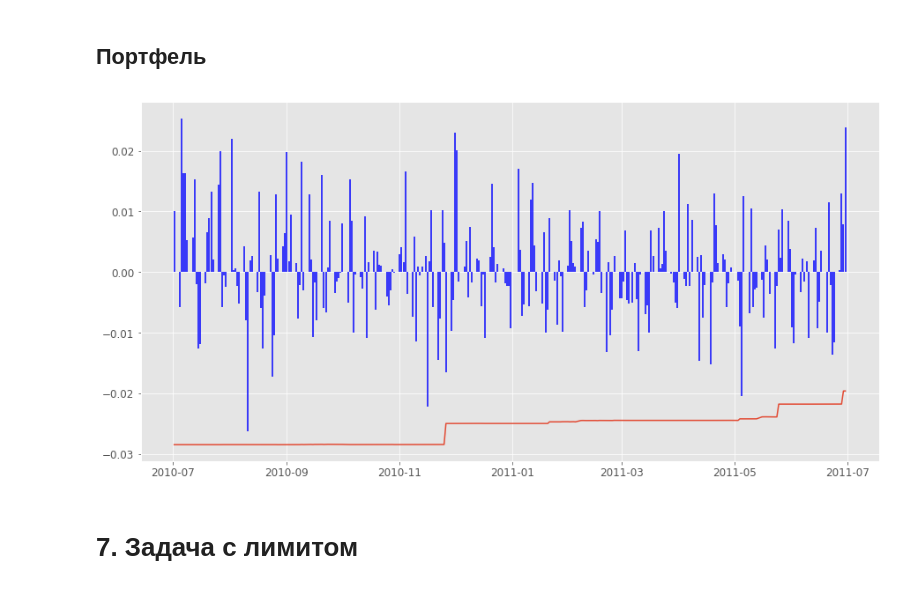
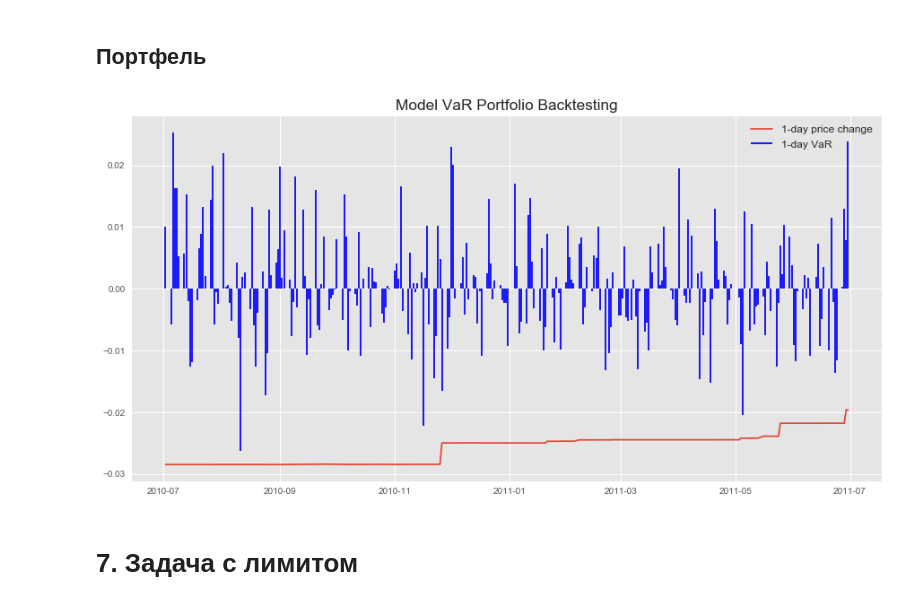
Before and after one commit to andrey-lukyanov/Risk-Management, a Jupyter notebook: RM_final.ipynb, the cells around one changed output. Cells and saved outputs as stored; diff of their text form; code cells hidden in the pictures.

```diff
--- a/RM_final.ipynb
+++ b/RM_final.ipynb
@@ -928,9 +928,12 @@ portfolio_returns = portfolio_returns[1:]
 # %%
 plt.figure(figsize=(15,7.5))
 plt.vlines(portfolio_returns.index, ymax=list(portfolio_returns@np.array([0.4, 0.6])), ymin = 0, colors='b')
-plt.plot(portfolio_VaR@np.array([0.4, 0.6]));
+plt.plot(portfolio_VaR@np.array([0.4, 0.6]))
+
+plt.title('Model VaR Portfolio Backtesting')
+plt.legend(['1-day price change', '1-day VaR'], loc=1);
 # %% [output]
-[figure, old version]
+[figure, new version]
 # %% [markdown]
 # 7. Задача c лимитом
 # %% [markdown]
```
Also changed, not shown: parts of 19 cells of this notebook.
